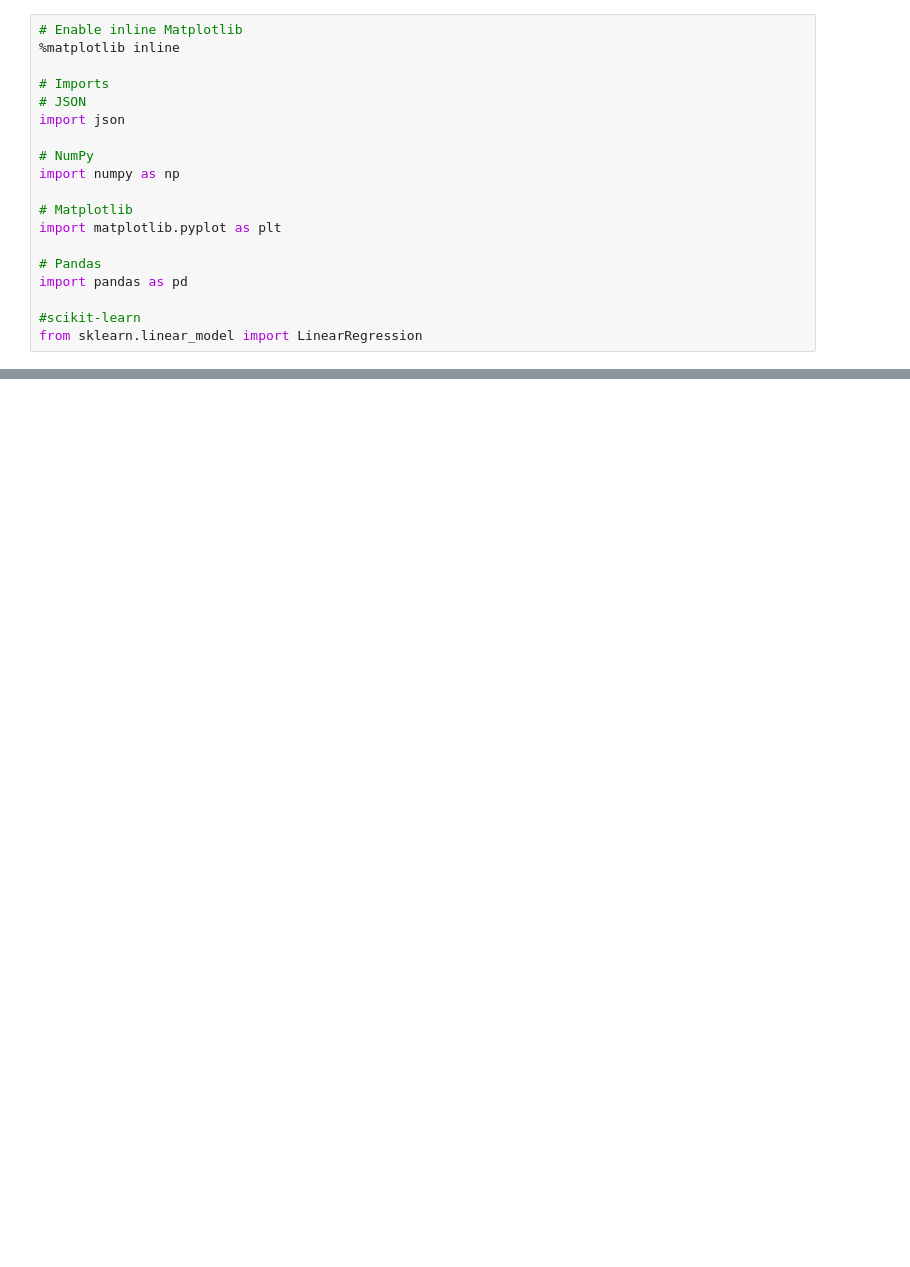
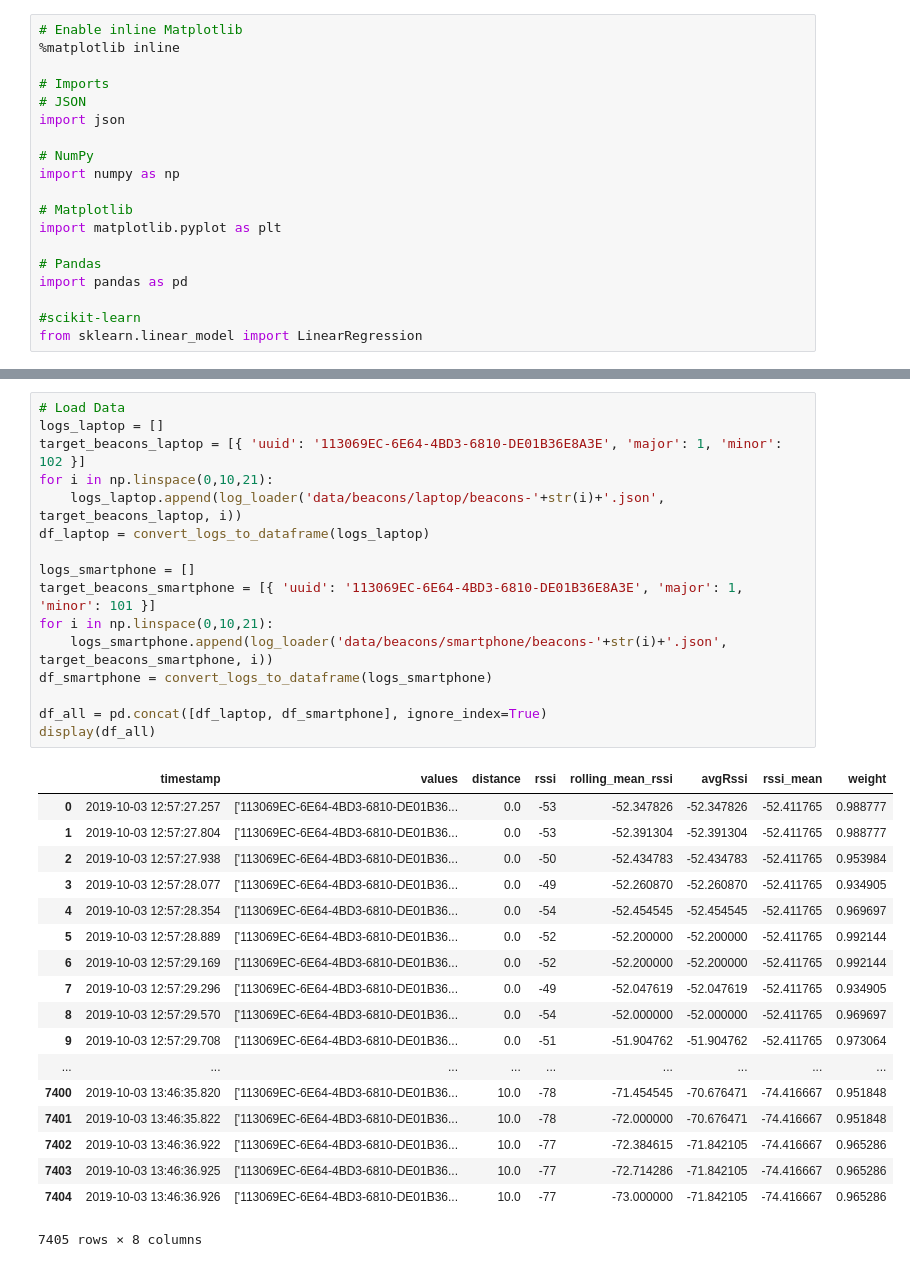
Before and after one commit to YanuX-Framework/YanuX-Cruncher, a Jupyter notebook: Beacons.ipynb, the cells around one changed output, grey strips where cells are left out. Saved outputs shown, nothing was run; the diff lists cells and outputs as text; blank space fills up the shorter version.

```diff
--- a/Beacons.ipynb
+++ b/Beacons.ipynb
@@ -136,0 +61,35 @@ array([[1.93242739]])
+# %%
+# Load Data
+logs_laptop = []
+target_beacons_laptop = [{ 'uuid': '113069EC-6E64-4BD3-6810-DE01B36E8A3E', 'major': 1, 'minor': 102 }]
+for i in np.linspace(0,10,21):
+    logs_laptop.append(log_loader('data/beacons/laptop/beacons-'+str(i)+'.json', target_beacons_laptop, i))
+df_laptop = convert_logs_to_dataframe(logs_laptop)
+
+logs_smartphone = []
+target_beacons_smartphone = [{ 'uuid': '113069EC-6E64-4BD3-6810-DE01B36E8A3E', 'major': 1, 'minor': 101 }]
+for i in np.linspace(0,10,21):
+    logs_smartphone.append(log_loader('data/beacons/smartphone/beacons-'+str(i)+'.json', target_beacons_smartphone, i))
+df_smartphone = convert_logs_to_dataframe(logs_smartphone)
+
+df_all = pd.concat([df_laptop, df_smartphone], ignore_index=True)
+display(df_all)
+# %% [output]
+|  | timestamp | values | distance | rssi | rolling_mean_rssi | avgRssi | rssi_mean | weight |
+| 0 | 2019-10-03 12:57:27.257 | ['113069EC-6E64-4BD3-6810-DE01B36... | 0.0 | -53 | -52.347826 | -52.347826 | -52.411765 | 0.988777 |
+| 1 | 2019-10-03 12:57:27.804 | ['113069EC-6E64-4BD3-6810-DE01B36... | 0.0 | -53 | -52.391304 | -52.391304 | -52.411765 | 0.988777 |
+| 2 | 2019-10-03 12:57:27.938 | ['113069EC-6E64-4BD3-6810-DE01B36... | 0.0 | -50 | -52.434783 | -52.434783 | -52.411765 | 0.953984 |
+| 3 | 2019-10-03 12:57:28.077 | ['113069EC-6E64-4BD3-6810-DE01B36... | 0.0 | -49 | -52.260870 | -52.260870 | -52.411765 | 0.934905 |
+| 4 | 2019-10-03 12:57:28.354 | ['113069EC-6E64-4BD3-6810-DE01B36... | 0.0 | -54 | -52.454545 | -52.454545 | -52.411765 | 0.969697 |
+| 5 | 2019-10-03 12:57:28.889 | ['113069EC-6E64-4BD3-6810-DE01B36... | 0.0 | -52 | -52.200000 | -52.200000 | -52.411765 | 0.992144 |
+| 6 | 2019-10-03 12:57:29.169 | ['113069EC-6E64-4BD3-6810-DE01B36... | 0.0 | -52 | -52.200000 | -52.200000 | -52.411765 | 0.992144 |
+| 7 | 2019-10-03 12:57:29.296 | ['113069EC-6E64-4BD3-6810-DE01B36... | 0.0 | -49 | -52.047619 | -52.047619 | -52.411765 | 0.934905 |
+| 8 | 2019-10-03 12:57:29.570 | ['113069EC-6E64-4BD3-6810-DE01B36... | 0.0 | -54 | -52.000000 | -52.000000 | -52.411765 | 0.969697 |
+| 9 | 2019-10-03 12:57:29.708 | ['113069EC-6E64-4BD3-6810-DE01B36... | 0.0 | -51 | -51.904762 | -51.904762 | -52.411765 | 0.973064 |
+| ... | ... | ... | ... | ... | ... | ... | ... | ... |
+| 7400 | 2019-10-03 13:46:35.820 | ['113069EC-6E64-4BD3-6810-DE01B36... | 10.0 | -78 | -71.454545 | -70.676471 | -74.416667 | 0.951848 |
+| 7401 | 2019-10-03 13:46:35.822 | ['113069EC-6E64-4BD3-6810-DE01B36... | 10.0 | -78 | -72.000000 | -70.676471 | -74.416667 | 0.951848 |
+| 7402 | 2019-10-03 13:46:36.922 | ['113069EC-6E64-4BD3-6810-DE01B36... | 10.0 | -77 | -72.384615 | -71.842105 | -74.416667 | 0.965286 |
+| 7403 | 2019-10-03 13:46:36.925 | ['113069EC-6E64-4BD3-6810-DE01B36... | 10.0 | -77 | -72.714286 | -71.842105 | -74.416667 | 0.965286 |
+| 7404 | 2019-10-03 13:46:36.926 | ['113069EC-6E64-4BD3-6810-DE01B36... | 10.0 | -77 | -73.000000 | -71.842105 | -74.416667 | 0.965286 |
+7405 rows × 8 columns
```
Also changed, not shown: parts of 6 cells of this notebook, 48 other files.
